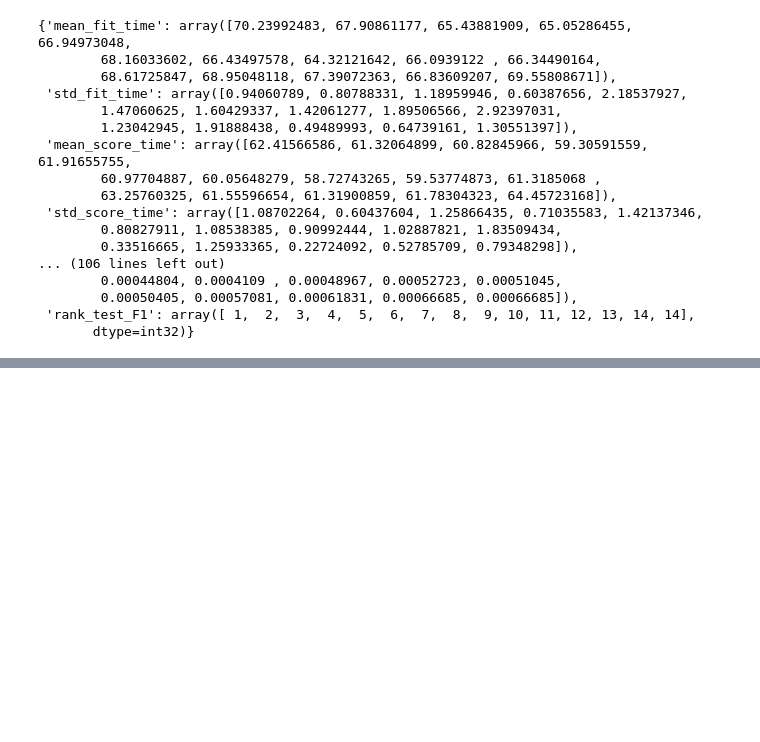
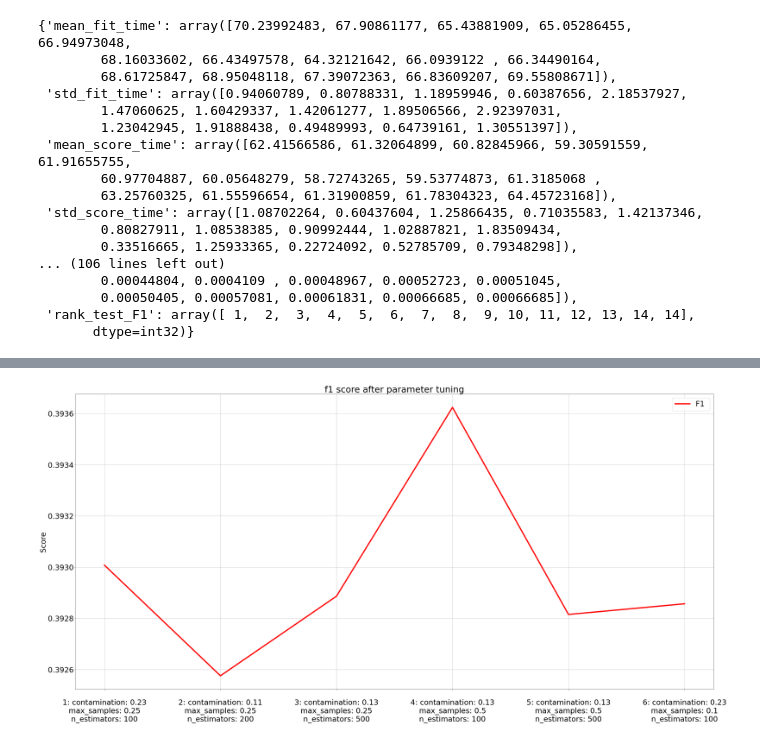
Before and after one commit to Thanhphan1147/kddcup_benchmark, a Jupyter notebook: notebook/Influence of dataset size on algorithm's performance.ipynb, the cells around one changed output, grey strips where cells are left out. Drawn from its saved outputs; the diff is of its cells as text; code cells hidden in the pictures; blank space fills up the shorter version.

```diff
--- a/notebook/Influence of dataset size on algorithm's performance.ipynb
+++ b/notebook/Influence of dataset size on algorithm's performance.ipynb
@@ -387,0 +570,90 @@ results_if_1 = gs_if_1.cv_results_
+# %%
+plt.figure(figsize=(40,20))
+plt.rc('font', size=30)
+
+plt.title('f1 score after parameter tuning')
+plt.ylabel("Score")
+ax = plt.axes()
+# ax.set_ylim(0.4, 0.5)
+pad = 0.005
+
+labels = [f"\n{rs}: contamination: {cmax:.2}\nmax_samples: {max_samples}\nn_estimators: {n_estimators}" for rs, cmax, max_samples, n_estimators in best_param]
+colors = {'1': 'r', '2':'b', '3':'c', '4':'y'}
+scorer = 'F1'
+
+
+# Y_axis = np.array([best_score_1, best_score_2, best_score_3, best_score_4])
+#
+X_axis = np.array(labels)
+
+ax.plot(X_axis, Y_axis_f1, '-', color=colors['1'],label="%s " % ("F1"), linewidth=5)
+# ax.plot(X_axis, Y_axis_recall, '-', color=colors['2'],label="%s " % ("Recall"), linewidth=5)
+
+plt.legend(loc="best")
+plt.grid('off')
+plt.tight_layout()
+plt.savefig("IF_graph_v2_F1.png", dpi=100)
+
+plt.show()
+
+plt.figure(figsize=(40,20))
+plt.rc('font', size=30)
+
+plt.title('f1 score after parameter tuning')
+plt.ylabel("Score")
+ax = plt.axes()
+ax.set_ylim(0.4, 0.5)
+pad = 0.005
+
+labels = [f"\n{rs}: contamination: {cmax:.2}\nmax_samples: {max_samples}\nn_estimators: {n_estimators}" for rs, cmax, max_samples, n_estimators in best_param]
+colors = {'1': 'r', '2':'b', '3':'c', '4':'y'}
+scorer = 'F1'
+
+
+# Y_axis = np.array([best_score_1, best_score_2, best_score_3, best_score_4])
+#
+X_axis = np.array(labels)
+
+ax.plot(X_axis, Y_axis_f1, '-', color=colors['1'],label="%s " % ("F1"), linewidth=5)
+# ax.plot(X_axis, Y_axis_recall, '-', color=colors['2'],label="%s " % ("Recall"), linewidth=5)
+
+plt.legend(loc="best")
+plt.grid('off')
+plt.tight_layout()
+plt.savefig("IF_graph_v2_AUC.png", dpi=100)
+
+plt.show()
+
+# Comparison against default values
+
+f1_tuned = []
+auc_tuned = []
+r_tuned = []
+f1_not_tuned = []
+r_not_tuned = []
+auc_not_tuned = []
+
+for rs, c, ms, ne in best_param:
+    print(f"---{[rs, c, ms, ne]}")
+    x_train, x_test, y_train, y_test = train_test_split(dfSF.drop(["target", "binary_target"], axis=1), dfSF['binary_target'], test_size=0.25, random_state=rs)
+
+    stime = time.time()
+    y_pred = IsolationForest(random_state= rs, n_jobs=-1, max_samples = ms, n_estimators = ne, contamination=c).fit(x_train).predict(x_test)
+    print("Time for IF fitting: %.3f" % (time.time() - stime))
+    f = f1_score(y_test, y_pred, pos_label=-1)
+    print(f"---{f}")
+    f1_tuned.append(f)
+    a = roc_auc_score(y_test, y_pred)
+    print(f"---{a}")
+    auc_tuned.append(a)
+    r = recall_score(y_test, y_pred, average = 'macro')
+    print(f"---{r}")
+    r_tuned.append(r)
+    y_pred = IsolationForest(contamination = 0.045, random_state= rs, n_jobs = -1).fit(x_train).predict(x_test)
+    f = f1_score(y_test, y_pred, pos_label=-1)
+    print(f"---{f}")
+    f1_not_tuned.append(f)
+    r_not_tuned.append(recall_score(y_test, y_pred, average = 'macro'))
+    auc_not_tuned.append(roc_auc_score(y_test, y_pred))
+# %% [output]
+[figure, added]
```
Also changed, not shown: parts of 21 cells of this notebook, 20 other files.
